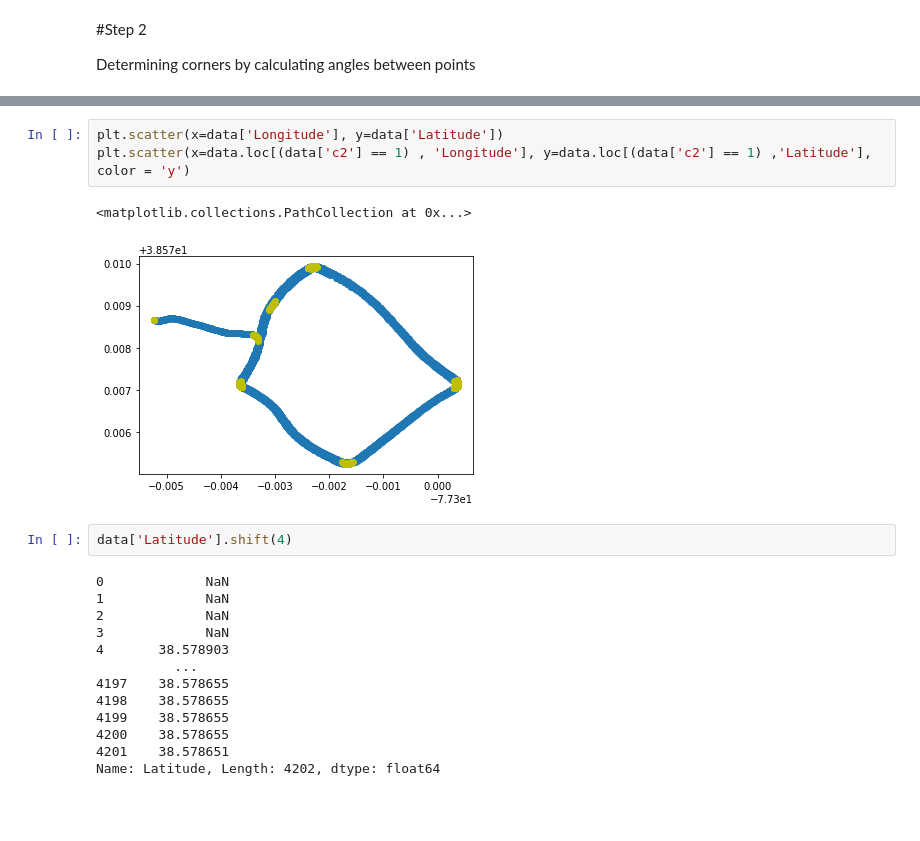
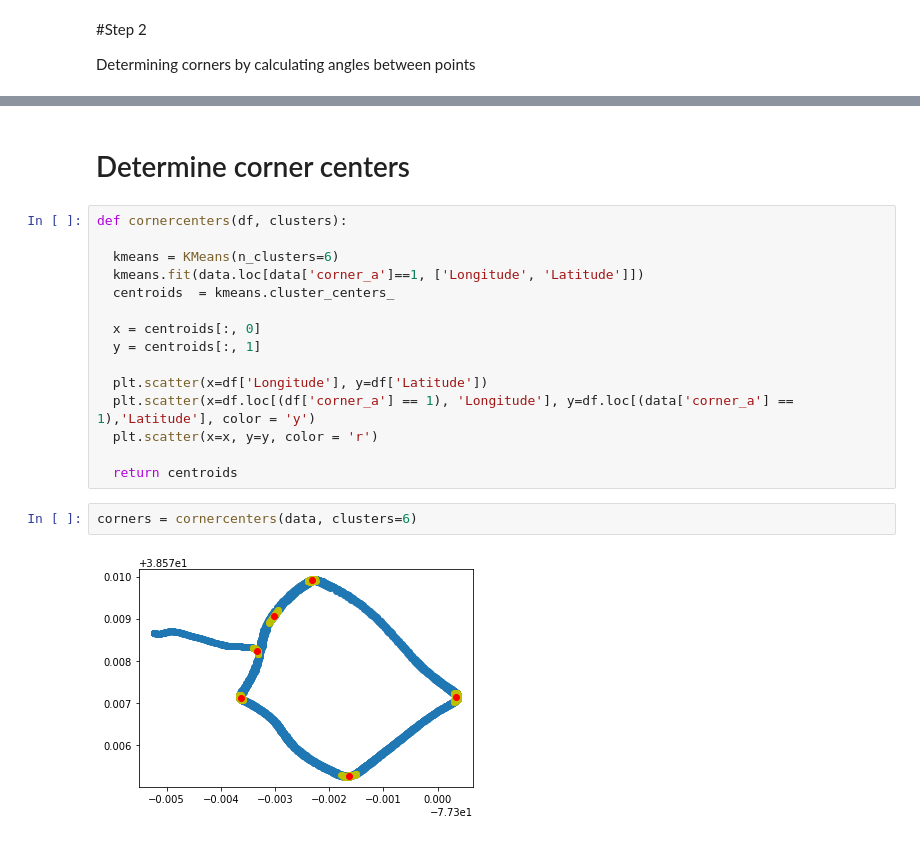
Before and after one commit to pyagoubi/Motorcycle-data, a Jupyter notebook: Motorcycle.ipynb, the cells around one changed output, grey strips where cells are left out. Cells and saved outputs as stored; diff of their text form; blank space fills up the shorter version.

```diff
--- a/Motorcycle.ipynb
+++ b/Motorcycle.ipynb
@@ -129,21 +132,21 @@ plt.scatter(x=data.loc[(data['c2'] == 1) & (data['Gy clean'].abs() >11), 'Longit
-# %%
-plt.scatter(x=data['Longitude'], y=data['Latitude'])
-plt.scatter(x=data.loc[(data['c2'] == 1) , 'Longitude'], y=data.loc[(data['c2'] == 1) ,'Latitude'], color = 'y')
-# %% [output]
-<matplotlib.collections.PathCollection at 0x...>
-[figure, removed]
-# %%
-data['Latitude'].shift(4)
-# %% [output]
-0             NaN
-1             NaN
-2             NaN
-3             NaN
-4       38.578903
-          ...
-4197    38.578655
-4198    38.578655
-4199    38.578655
-4200    38.578655
-4201    38.578651
-Name: Latitude, Length: 4202, dtype: float64
+# %% [markdown]
+# Determine corner centers
+# %%
+def cornercenters(df, clusters):
+
+  kmeans = KMeans(n_clusters=6)
+  kmeans.fit(data.loc[data['corner_a']==1, ['Longitude', 'Latitude']])
+  centroids  = kmeans.cluster_centers_
+
+  x = centroids[:, 0]
+  y = centroids[:, 1]
+
+  plt.scatter(x=df['Longitude'], y=df['Latitude'])
+  plt.scatter(x=df.loc[(df['corner_a'] == 1), 'Longitude'], y=df.loc[(data['corner_a'] == 1),'Latitude'], color = 'y')
+  plt.scatter(x=x, y=y, color = 'r')
+
+  return centroids
+# %%
+corners = cornercenters(data, clusters=6)
+# %% [output]
+[figure, added]
```
Also changed, not shown: parts of 12 cells of this notebook.
